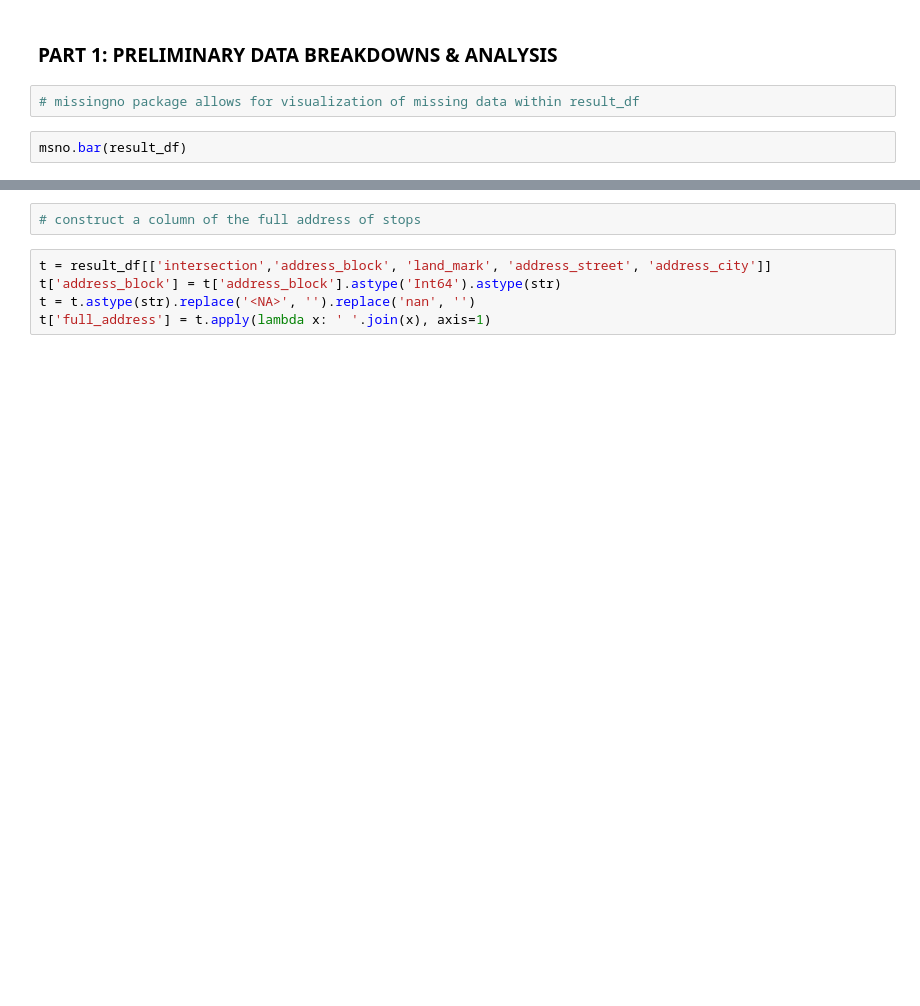
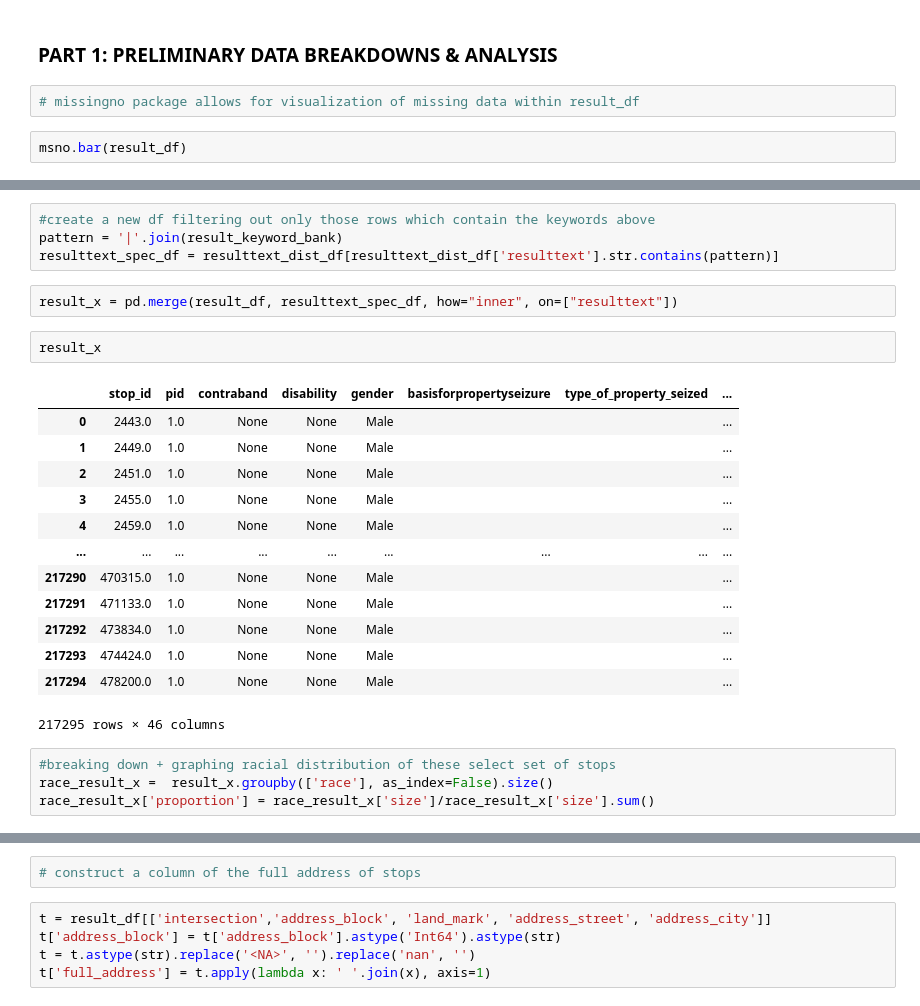
Before and after one commit to FleischerResearchLab/CRJA-analysis, a Jupyter notebook: src/Advanced Analysis of CRJA.ipynb, the cells around one changed output, grey strips where cells are left out. Drawn from its saved outputs; the diff is of its cells as text; blank space fills up the shorter version.

```diff
--- a/src/Advanced Analysis of CRJA.ipynb
+++ b/src/Advanced Analysis of CRJA.ipynb
@@ -88,0 +152,26 @@ msno.bar(result_df)
+# %%
+#create a new df filtering out only those rows which contain the keywords above
+pattern = '|'.join(result_keyword_bank)
+resulttext_spec_df = resulttext_dist_df[resulttext_dist_df['resulttext'].str.contains(pattern)]
+# %%
+result_x = pd.merge(result_df, resulttext_spec_df, how="inner", on=["resulttext"])
+# %%
+result_x
+# %% [output]
+|  | stop_id | pid | contraband | disability | gender | basisforpropertyseizure | type_of_property_seized | ... |
+| 0 | 2443.0 | 1.0 | None | None | Male |  |  | ... |
+| 1 | 2449.0 | 1.0 | None | None | Male |  |  | ... |
+| 2 | 2451.0 | 1.0 | None | None | Male |  |  | ... |
+| 3 | 2455.0 | 1.0 | None | None | Male |  |  | ... |
+| 4 | 2459.0 | 1.0 | None | None | Male |  |  | ... |
+| ... | ... | ... | ... | ... | ... | ... | ... | ... |
+| 217290 | 470315.0 | 1.0 | None | None | Male |  |  | ... |
+| 217291 | 471133.0 | 1.0 | None | None | Male |  |  | ... |
+| 217292 | 473834.0 | 1.0 | None | None | Male |  |  | ... |
+| 217293 | 474424.0 | 1.0 | None | None | Male |  |  | ... |
+| 217294 | 478200.0 | 1.0 | None | None | Male |  |  | ... |
+217295 rows × 46 columns
+# %%
+#breaking down + graphing racial distribution of these select set of stops
+race_result_x =  result_x.groupby(['race'], as_index=False).size()
+race_result_x['proportion'] = race_result_x['size']/race_result_x['size'].sum()
```
Also changed, not shown: parts of 33 cells of this notebook, 1 other file.
